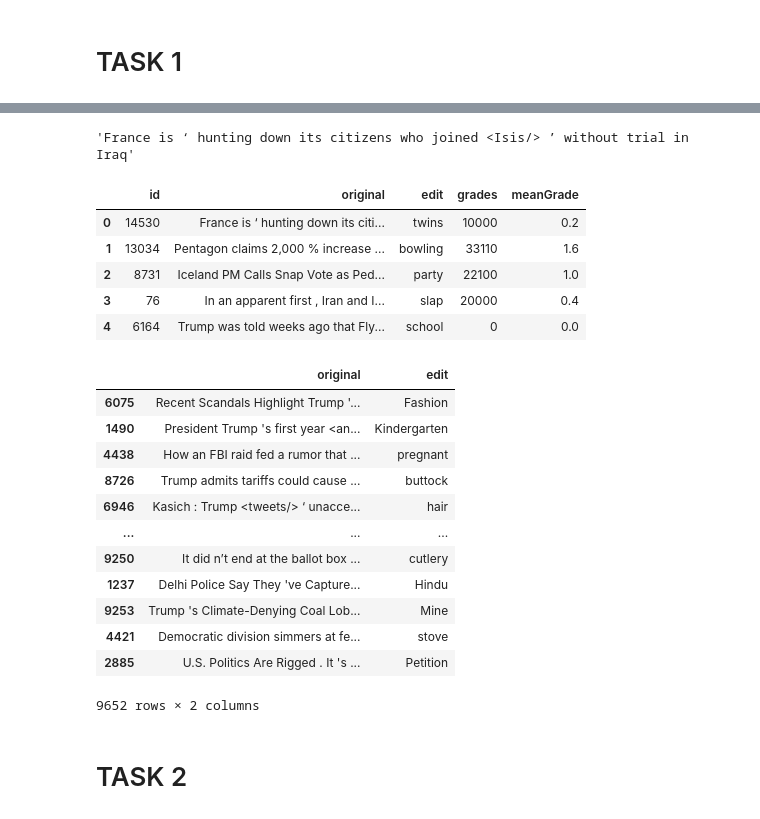
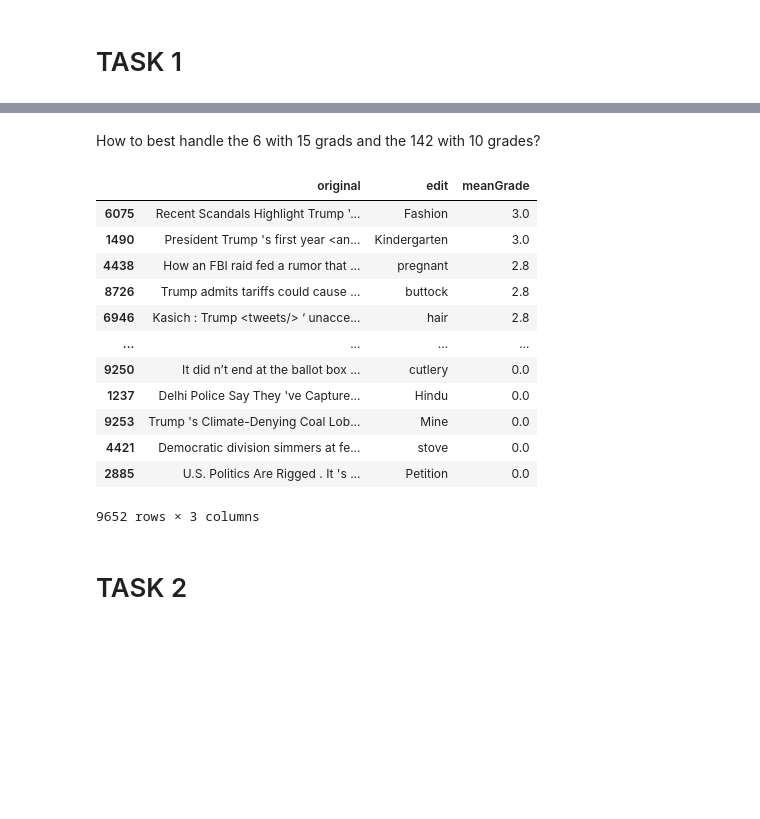
Before and after one commit to jordiclive/NLP_cwk, a Jupyter notebook: exploratory.ipynb, the cells around one changed output, grey strips where cells are left out. Cells and saved outputs as stored; diff of their text form; code cells hidden in the pictures; blank space fills up the shorter version.

Commit message:
basic pre-processing for grades in the dataframe

```diff
--- a/exploratory.ipynb
+++ b/exploratory.ipynb
@@ -28,12 +33,19 @@ torch.backends.cudnn.deterministic = True
 
 use_cuda = torch.cuda.is_available()
 device = torch.device("cuda:0" if use_cuda else "cpu")
+# %%
+# Full width display
+pd.set_option('display.max_colwidth', None)
+pd.set_option('display.width', None)
 # %% [markdown]
 # TASK 1
 # %%
 # Load data
-train_df = pd.read_csv('data/task-1/train.csv')
-test_df = pd.read_csv('data/task-1/dev.csv')
+train_df = pd.read_csv('train.csv', dtype={'grades': 'string'})
+train_df['grades'] = train_df['grades'].str.replace('', ' ').str.strip()
+
+#test_df = pd.read_csv('data/task-1/dev.csv')
+#test_df['grades'] = test_df['grades'].str.replace('', ' ').str.strip()
 # %%
 train_df.info()
 # %% [output]
@@ -51,0 +78,10 @@ memory usage: 377.2+ KB
+# %%
+# Expanding the stupidly jointed grades
+
+grade_names = []
+for i in range(15):
+    grade_names.append(f'grade {i+1}')
+train_df[grade_names] = train_df['grades'].str.split(' ', expand=True)
+
+# Turn valid grades to int, missing ones to NaN
+train_df[grade_names] = train_df[grade_names].apply(pd.to_numeric, errors='coerce')
@@ -65,32 +120,21 @@ memory usage: 56.8+ KB
-# %%
-train_df['original'][0]
-# %% [output]
-'France is ‘ hunting down its citizens who joined <Isis/> ’ without trial in Iraq'
-# %%
-train_df.head()
-# %% [output]
-|  | id | original | edit | grades | meanGrade |
-| 0 | 14530 | France is ‘ hunting down its citi... | twins | 10000 | 0.2 |
-| 1 | 13034 | Pentagon claims 2,000 % increase ... | bowling | 33110 | 1.6 |
-| 2 | 8731 | Iceland PM Calls Snap Vote as Ped... | party | 22100 | 1.0 |
-| 3 | 76 | In an apparent first , Iran and I... | slap | 20000 | 0.4 |
-| 4 | 6164 | Trump was told weeks ago that Fly... | school | 0 | 0.0 |
+# %% [markdown]
+How to best handle the 6 with 15 grads and the 142 with 10 grades?
 # %%
-train_df.sort_values('meanGrade',ascending=False)[['original','edit']]
+train_df.sort_values('meanGrade',ascending=False)[['original','edit', 'meanGrade']]
 # %% [output]
-|  | original | edit |
-| 6075 | Recent Scandals Highlight Trump '... | Fashion |
-| 1490 | President Trump 's first year <an... | Kindergarten |
-| 4438 | How an FBI raid fed a rumor that ... | pregnant |
-| 8726 | Trump admits tariffs could cause ... | buttock |
-| 6946 | Kasich : Trump <tweets/> ‘ unacce... | hair |
-| ... | ... | ... |
-| 9250 | It did n’t end at the ballot box ... | cutlery |
-| 1237 | Delhi Police Say They 've Capture... | Hindu |
-| 9253 | Trump 's Climate-Denying Coal Lob... | Mine |
-| 4421 | Democratic division simmers at fe... | stove |
-| 2885 | U.S. Politics Are Rigged . It 's ... | Petition |
+|  | original | edit | meanGrade |
+| 6075 | Recent Scandals Highlight Trump '... | Fashion | 3.0 |
+| 1490 | President Trump 's first year <an... | Kindergarten | 3.0 |
+| 4438 | How an FBI raid fed a rumor that ... | pregnant | 2.8 |
+| 8726 | Trump admits tariffs could cause ... | buttock | 2.8 |
+| 6946 | Kasich : Trump <tweets/> ‘ unacce... | hair | 2.8 |
+| ... | ... | ... | ... |
+| 9250 | It did n’t end at the ballot box ... | cutlery | 0.0 |
+| 1237 | Delhi Police Say They 've Capture... | Hindu | 0.0 |
+| 9253 | Trump 's Climate-Denying Coal Lob... | Mine | 0.0 |
+| 4421 | Democratic division simmers at fe... | stove | 0.0 |
+| 2885 | U.S. Politics Are Rigged . It 's ... | Petition | 0.0 |
-9652 rows × 2 columns
+9652 rows × 3 columns
 # %% [markdown]
 # TASK 2
 # %%
```
Also changed, not shown: parts of 7 cells of this notebook.
